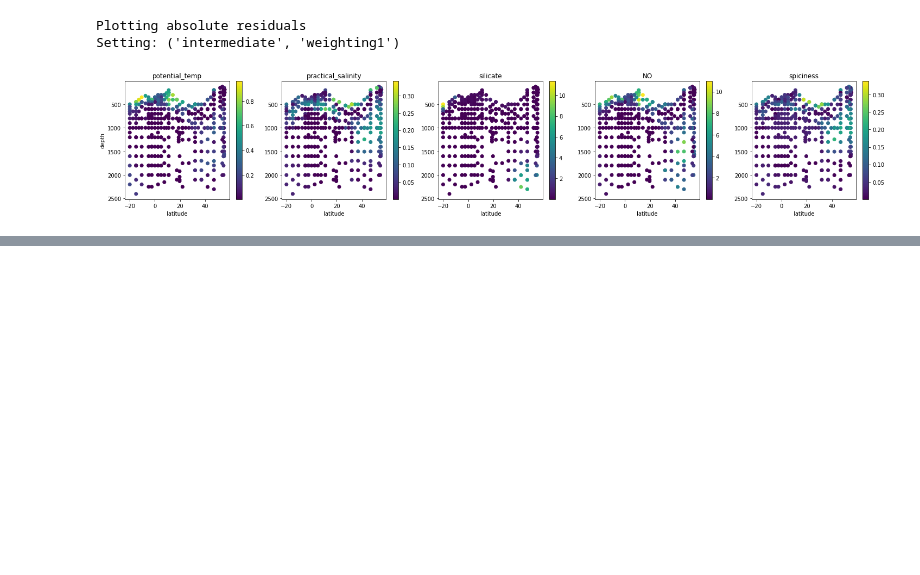
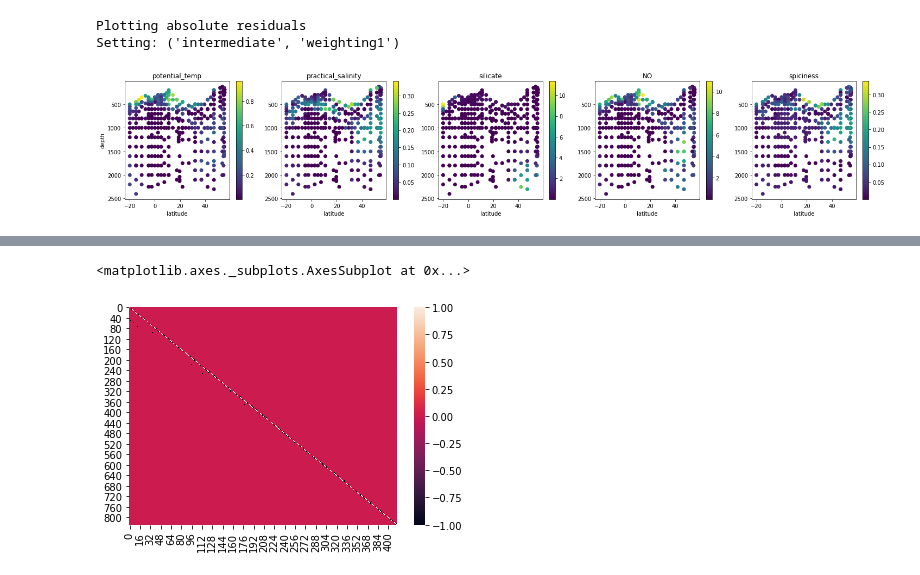
Before and after one commit to nitrogenlab/oceanography_colab_notebooks, a Jupyter notebook: for_rian/ConstrainedWaterMassAnalysis.ipynb, the cells around one changed output, grey strips where cells are left out. Saved outputs shown, nothing was run; the diff lists cells and outputs as text; code cells hidden in the pictures; blank space fills up the shorter version.

```diff
--- a/for_rian/ConstrainedWaterMassAnalysis.ipynb
+++ b/for_rian/ConstrainedWaterMassAnalysis.ipynb
@@ -453,0 +669,6 @@ build_altair_viz(ompa_setting_to_soln[
+# %%
+import seaborn as sns
+sns.heatmap(intanddeep_pairsmatrix)
+# %% [output]
+<matplotlib.axes._subplots.AxesSubplot at 0x...>
+[figure, added]
```
Also changed, not shown: parts of 11 cells of this notebook.
